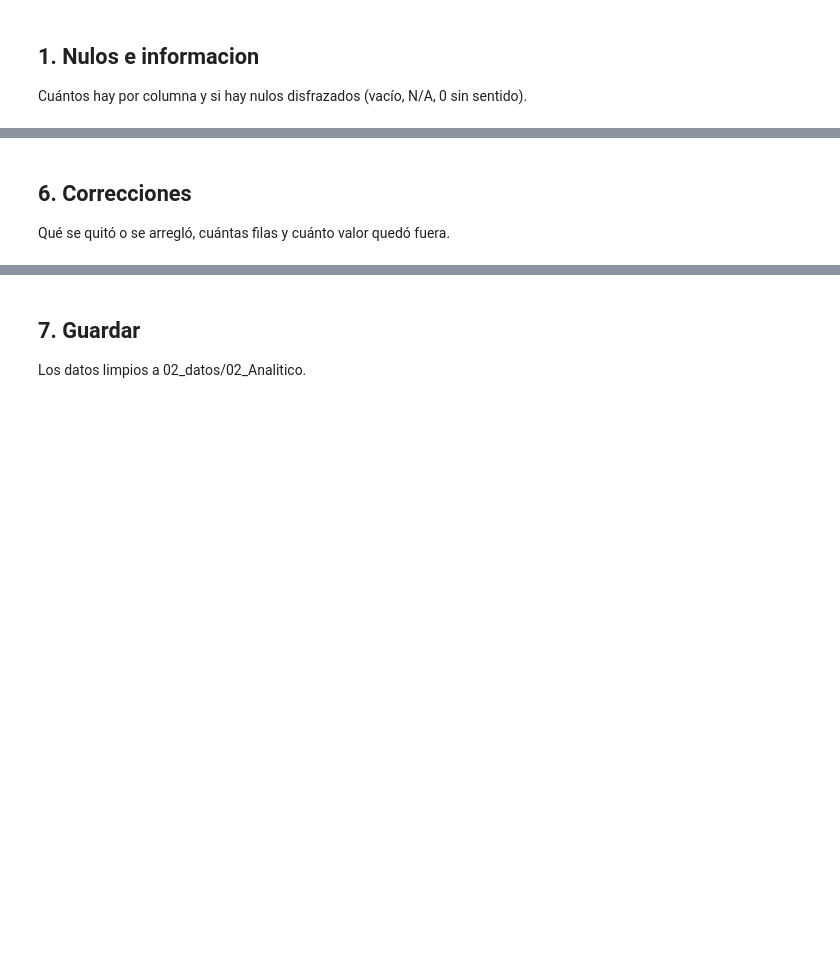
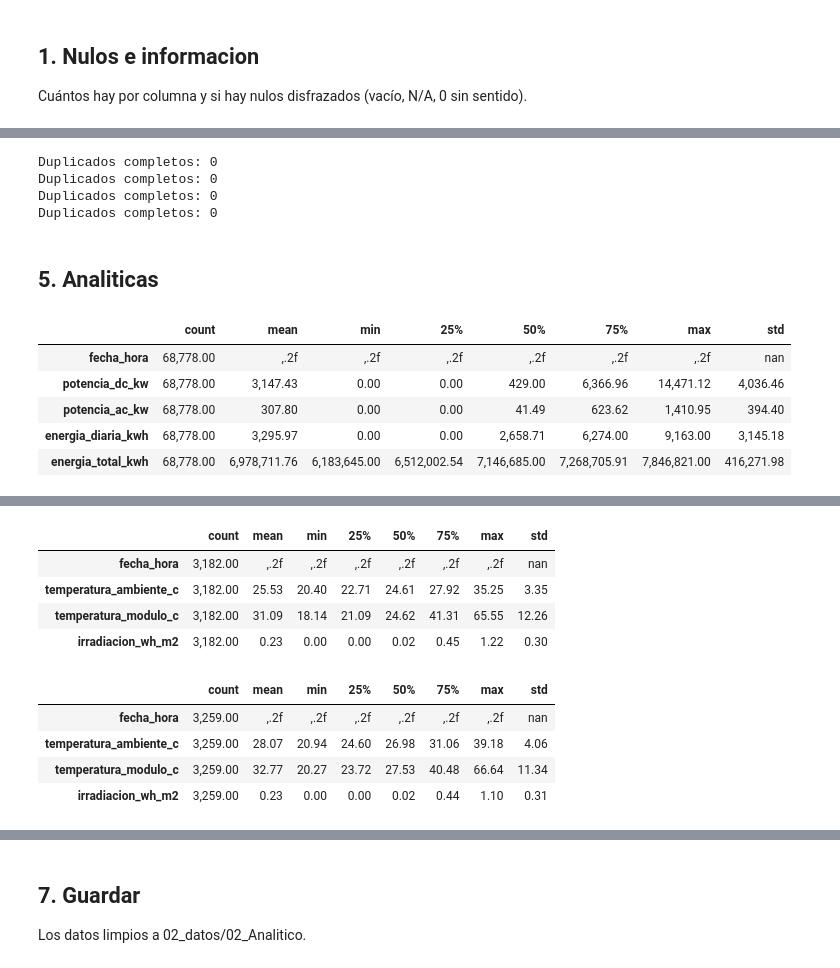
Before and after one commit to DataRex-47/01_PLANTAS-SOLARES, a Jupyter notebook: 03_notebooks/01_Calidad_Datos.ipynb, the cells around one changed output, grey strips where cells are left out. Saved outputs shown, nothing was run; the diff lists cells and outputs as text; code cells hidden in the pictures; blank space fills up the shorter version.

```diff
--- a/03_notebooks/01_Calidad_Datos.ipynb
+++ b/03_notebooks/01_Calidad_Datos.ipynb
@@ -161,4 +249,0 @@ Primera y última fecha, y si falta algún mes o día.
-# %% [markdown]
-## 6. Correcciones
-
-Qué se quitó o se arregló, cuántas filas y cuánto valor quedó fuera.
@@ -170,0 +250,21 @@ print('Filas quitadas:', filas_antes - df.shape[0])
+# %%
+for n in [p1g, p2g, p1s, p2s]:
+    print('Duplicados completos:', n.duplicated().sum())
+# %% [output]
+Duplicados completos: 0
+Duplicados completos: 0
+Duplicados completos: 0
+Duplicados completos: 0
+# %% [markdown]
+## 5. Analiticas
+# %%
+for n in [p1g, p2g, p1s, p2s]:
+    resumen = n.describe().T
+    display(resumen.style.format('{:,.2f}').background_gradient(cmap='Blues', axis=1))
+# %% [output]
+|  | count | mean | min | 25% | 50% | 75% | max | std |
+| fecha_hora | 68,778.00 | ,.2f | ,.2f | ,.2f | ,.2f | ,.2f | ,.2f | nan |
+| potencia_dc_kw | 68,778.00 | 3,147.43 | 0.00 | 0.00 | 429.00 | 6,366.96 | 14,471.12 | 4,036.46 |
+| potencia_ac_kw | 68,778.00 | 307.80 | 0.00 | 0.00 | 41.49 | 623.62 | 1,410.95 | 394.40 |
+| energia_diaria_kwh | 68,778.00 | 3,295.97 | 0.00 | 0.00 | 2,658.71 | 6,274.00 | 9,163.00 | 3,145.18 |
+| energia_total_kwh | 68,778.00 | 6,978,711.76 | 6,183,645.00 | 6,512,002.54 | 7,146,685.00 | 7,268,705.91 | 7,846,821.00 | 416,271.98 |
@@ -170,0 +277,10 @@ print('Filas quitadas:', filas_antes - df.shape[0])
+|  | count | mean | min | 25% | 50% | 75% | max | std |
+| fecha_hora | 3,182.00 | ,.2f | ,.2f | ,.2f | ,.2f | ,.2f | ,.2f | nan |
+| temperatura_ambiente_c | 3,182.00 | 25.53 | 20.40 | 22.71 | 24.61 | 27.92 | 35.25 | 3.35 |
+| temperatura_modulo_c | 3,182.00 | 31.09 | 18.14 | 21.09 | 24.62 | 41.31 | 65.55 | 12.26 |
+| irradiacion_wh_m2 | 3,182.00 | 0.23 | 0.00 | 0.00 | 0.02 | 0.45 | 1.22 | 0.30 |
+|  | count | mean | min | 25% | 50% | 75% | max | std |
+| fecha_hora | 3,259.00 | ,.2f | ,.2f | ,.2f | ,.2f | ,.2f | ,.2f | nan |
+| temperatura_ambiente_c | 3,259.00 | 28.07 | 20.94 | 24.60 | 26.98 | 31.06 | 39.18 | 4.06 |
+| temperatura_modulo_c | 3,259.00 | 32.77 | 20.27 | 23.72 | 27.53 | 40.48 | 66.64 | 11.34 |
+| irradiacion_wh_m2 | 3,259.00 | 0.23 | 0.00 | 0.00 | 0.02 | 0.44 | 1.10 | 0.31 |
```
Also changed, not shown: parts of 33 cells of this notebook, 5 other files.
